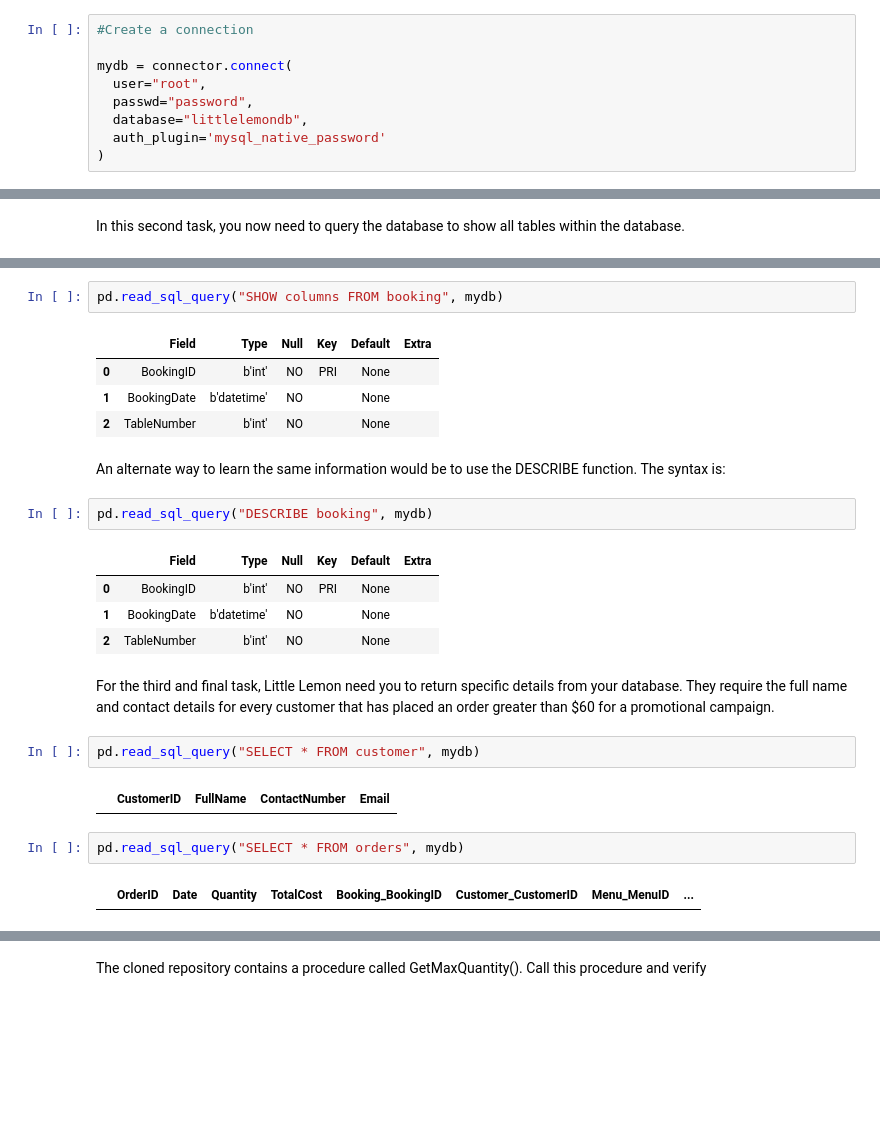
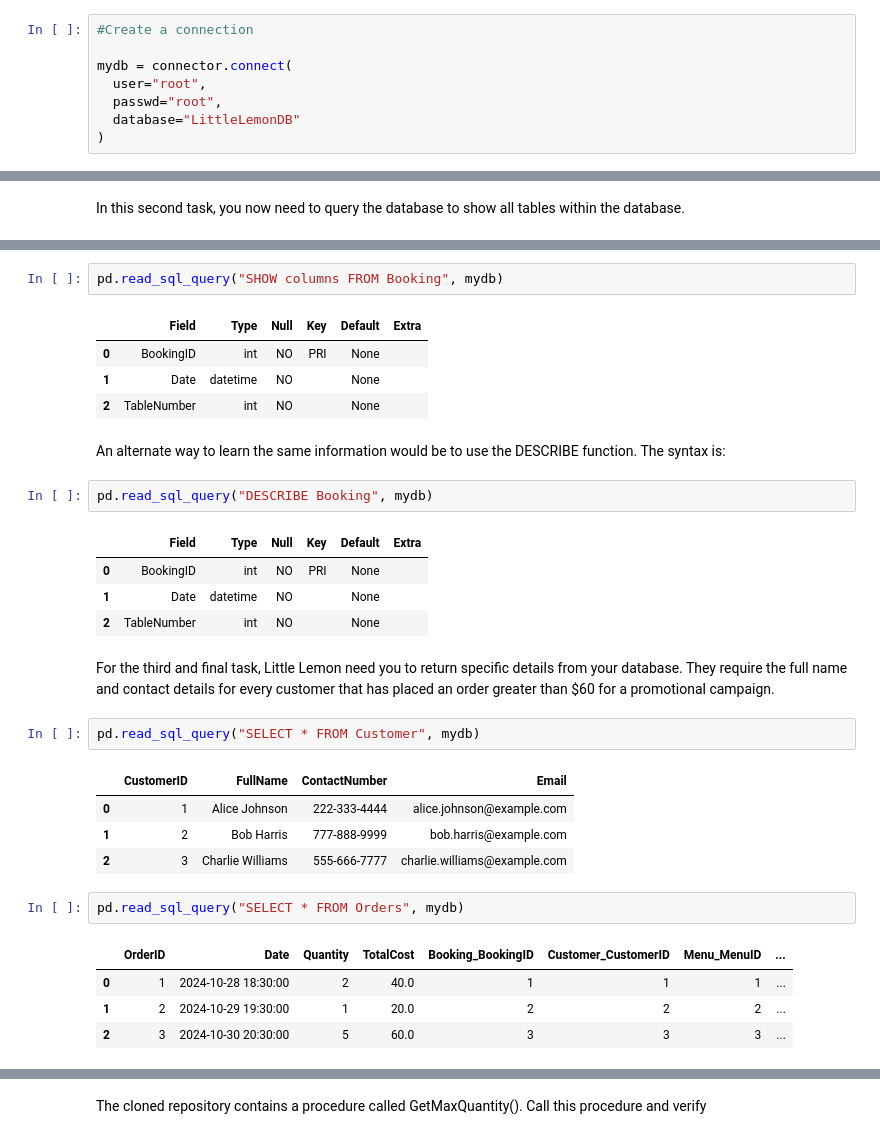
Before and after one commit to jeremiaspuerta/db-capstone-project, a Jupyter notebook: Database Engineer Capstone.ipynb, the cells around one changed output, grey strips where cells are left out. Saved outputs shown, nothing was run; the diff lists cells and outputs as text; blank space fills up the shorter version.

```diff
--- a/Database Engineer Capstone.ipynb
+++ b/Database Engineer Capstone.ipynb
@@ -53,9 +79,8 @@ Your first step is to import the connector module, enter your user details and c
 
 mydb = connector.connect(
   user="root",
-  passwd="password",
-  database="littlelemondb",
-  auth_plugin='mysql_native_password'
+  passwd="root",
+  database="LittleLemonDB"
 )
 # %%
 print(mydb)
@@ -86,27 +109,33 @@ pd.read_sql_query('SHOW tables', mydb)
 # %%
-pd.read_sql_query("SHOW columns FROM booking", mydb)
+pd.read_sql_query("SHOW columns FROM Booking", mydb)
 # %% [output]
 |  | Field | Type | Null | Key | Default | Extra |
-| 0 | BookingID | b'int' | NO | PRI | None |  |
-| 1 | BookingDate | b'datetime' | NO |  | None |  |
-| 2 | TableNumber | b'int' | NO |  | None |  |
+| 0 | BookingID | int | NO | PRI | None |  |
+| 1 | Date | datetime | NO |  | None |  |
+| 2 | TableNumber | int | NO |  | None |  |
 # %% [markdown]
 An alternate way to learn the same information would be to use the DESCRIBE function. The syntax is:
 # %%
-pd.read_sql_query("DESCRIBE booking", mydb)
+pd.read_sql_query("DESCRIBE Booking", mydb)
 # %% [output]
 |  | Field | Type | Null | Key | Default | Extra |
-| 0 | BookingID | b'int' | NO | PRI | None |  |
-| 1 | BookingDate | b'datetime' | NO |  | None |  |
-| 2 | TableNumber | b'int' | NO |  | None |  |
+| 0 | BookingID | int | NO | PRI | None |  |
+| 1 | Date | datetime | NO |  | None |  |
+| 2 | TableNumber | int | NO |  | None |  |
 # %% [markdown]
 For the third and final task, Little Lemon need you to return specific details from your database. They require the full name and contact details for every customer that has placed an order greater than $60 for a promotional campaign.
 # %%
-pd.read_sql_query("SELECT * FROM customer", mydb)
+pd.read_sql_query("SELECT * FROM Customer", mydb)
 # %% [output]
 |  | CustomerID | FullName | ContactNumber | Email |
+| 0 | 1 | Alice Johnson | 222-333-4444 | alice.johnson@example.com |
+| 1 | 2 | Bob Harris | 777-888-9999 | bob.harris@example.com |
+| 2 | 3 | Charlie Williams | 555-666-7777 | charlie.williams@example.com |
 # %%
-pd.read_sql_query("SELECT * FROM orders", mydb)
+pd.read_sql_query("SELECT * FROM Orders", mydb)
 # %% [output]
 |  | OrderID | Date | Quantity | TotalCost | Booking_BookingID | Customer_CustomerID | Menu_MenuID | ... |
+| 0 | 1 | 2024-10-28 18:30:00 | 2 | 40.0 | 1 | 1 | 1 | ... |
+| 1 | 2 | 2024-10-29 19:30:00 | 1 | 20.0 | 2 | 2 | 2 | ... |
+| 2 | 3 | 2024-10-30 20:30:00 | 5 | 60.0 | 3 | 3 | 3 | ... |
 # %%
```
Also changed, not shown: parts of 15 cells of this notebook, 2 other files.
